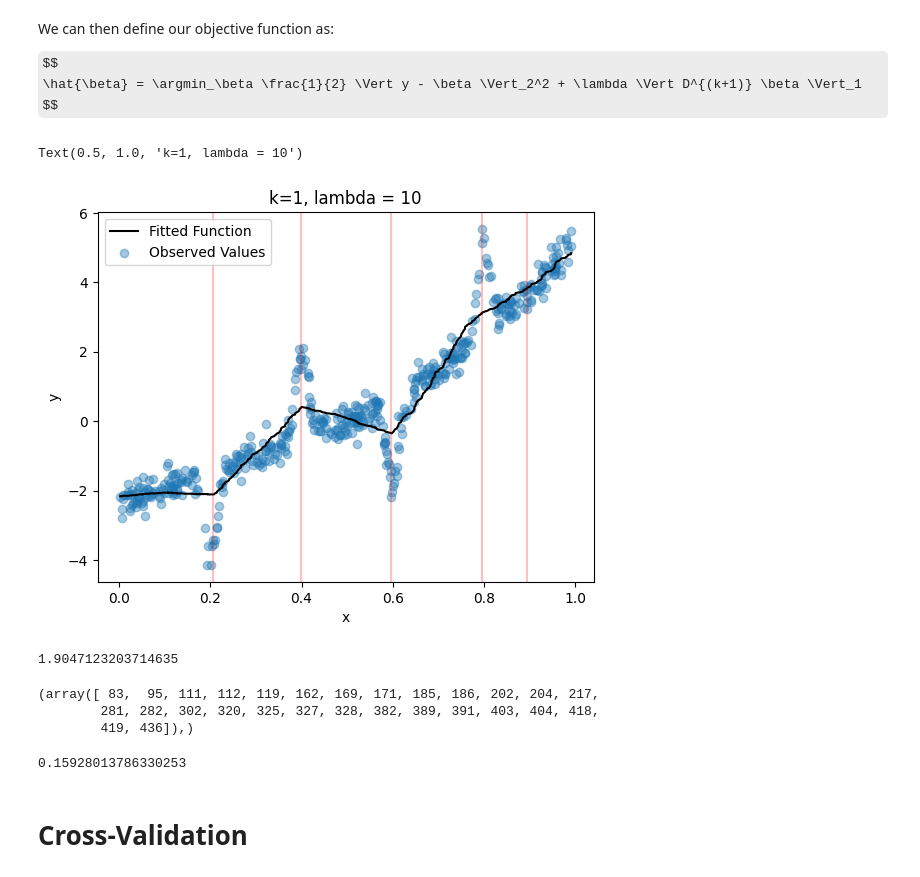
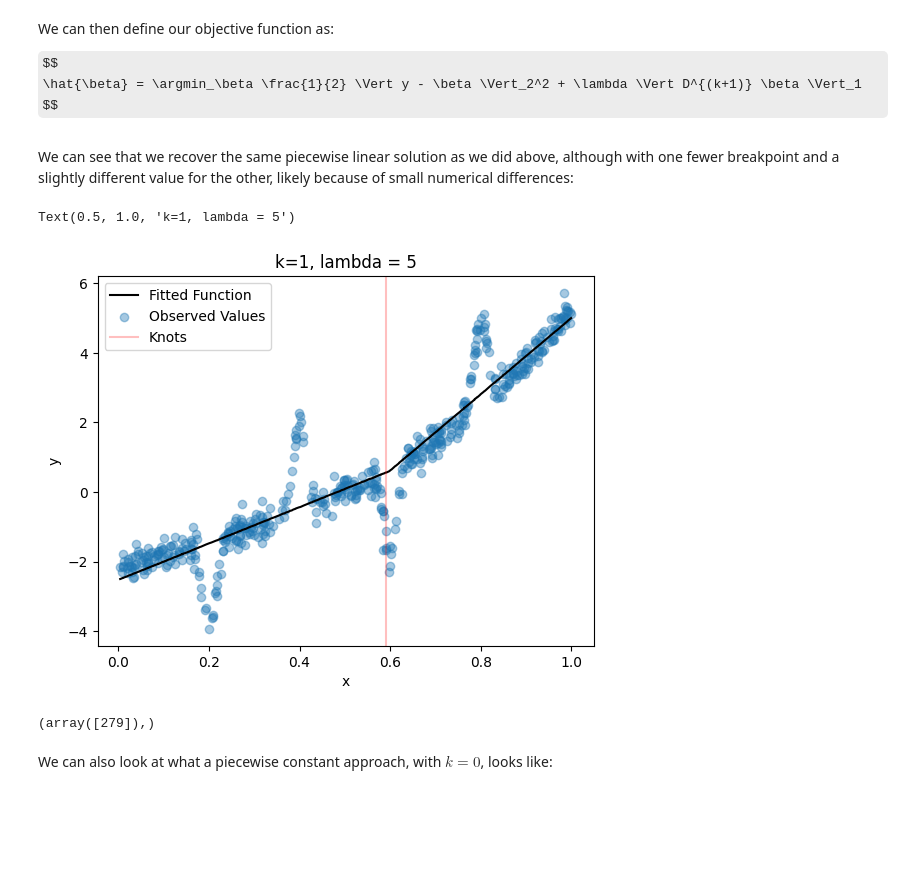
Before and after one commit to eadains/PythonBlogNotebooks, a Jupyter notebook: trend_filtering.ipynb, the cells around one changed output. Drawn from its saved outputs; the diff is of its cells as text; code cells hidden in the pictures; some formulas as TeX source; blank space fills up the shorter version.

```diff
--- a/trend_filtering.ipynb
+++ b/trend_filtering.ipynb
@@ -274,19 +302,25 @@ and so on for higher orders. We can use some clever scipy and numpy operations t
 # %%
-# TODO: Link to cvxpy page for reference to these functions
-k = 1
-n = len(t_i)
-
-ones = np.ones(n)
-if k == 0:
-    D = scipy.sparse.spdiags(np.vstack([-ones, ones]), range(2), m=n - k - 1, n=n)
-elif k == 1:
-    D = scipy.sparse.spdiags(
-        np.vstack([ones, -2 * ones, ones]), range(3), m=n - k - 1, n=n
-    )
-elif k == 2:
-    D = scipy.sparse.spdiags(
-        np.vstack([-ones, 3 * ones, -3 * ones, ones]), range(4), m=n - k - 1, n=n
-    )
+def make_D_matrix(xs: np.ndarray, k: int, uneven: bool):
+    n = xs.shape[0]
+    ones = np.ones(n)
+    if k == 0:
+        return scipy.sparse.spdiags(
+            np.vstack([-ones, ones]), range(2), m=n - k - 1, n=n
+        )
+    else:
+        d_hat_1 = scipy.sparse.spdiags(
+            np.vstack([-ones, ones]), range(2), m=n - k - 1, n=n - k
+        )
+        if uneven:
+            return scipy.sparse.bsr_array(
+                d_hat_1
+                @ np.diag(1 / (t_i[k:] - t_i[:-k]))
+                @ make_D_matrix(xs, k - 1, uneven)
+            )
+        else:
+            return d_hat_1 @ make_D_matrix(xs, k - 1, uneven)
+# %%
+D = make_D_matrix(t_i, k=1, uneven=True)
 # %% [markdown]
 We can then define our objective function as:
 
@@ -294,39 +328,31 @@ $$
 \hat{\beta} = \argmin_\beta \frac{1}{2} \Vert y - \beta \Vert_2^2 + \lambda \Vert D^{(k+1)} \beta \Vert_1
 $$
 # %%
-beta = cp.Variable(n)
+beta = cp.Variable(len(t_i))
 
 objective = cp.Minimize(
-    0.5 * cp.sum_squares(obs_y - beta) + 100 * cp.norm(D @ beta, 1)
+    0.5 * cp.sum_squares(obs_y - beta) + 5 * cp.norm(D @ beta, 1)
 )
 prob = cp.Problem(objective)
 
 results = prob.solve(solver="CLARABEL")
+# %% [markdown]
+We can see that we recover the same piecewise linear solution as we did above, although with one fewer breakpoint and a slightly different value for the other, likely because of small numerical differences:
 # %%
 plt.plot(t_i, beta.value.round(2), color="black")
 plt.scatter(t_i, obs_y, alpha=0.4)
 for i in np.where(np.abs(D @ beta.value).round(2) > 0)[0]:
     plt.axvline(t_i[i], color="red", alpha=0.25)
 plt.xlabel("x")
 plt.ylabel("y")
-plt.legend(["Fitted Function", "Observed Values"])
-plt.title("k=1, lambda = 10")
+plt.legend(["Fitted Function", "Observed Values", "Knots"])
+plt.title("k=1, lambda = 5")
 # %% [output]
-Text(0.5, 1.0, 'k=1, lambda = 10')
+Text(0.5, 1.0, 'k=1, lambda = 5')
-[figure, old version]
+[figure, new version]
-# %%
-np.linalg.norm(D @ beta.value, ord=1)
-# %% [output]
-1.9047123203714635
 # %%
 np.where(np.abs(D @ beta.value).round(2) > 0)
 # %% [output]
-(array([ 83,  95, 111, 112, 119, 162, 169, 171, 185, 186, 202, 204, 217,
-        281, 282, 302, 320, 325, 327, 328, 382, 389, 391, 403, 404, 418,
-        419, 436]),)
+(array([279]),)
-# %%
-t_i[83]
-# %% [output]
-0.15928013786330253
-# %% [markdown]
-# Cross-Validation
+# %% [markdown]
+We can also look at what a piecewise constant approach, with $k=0$, looks like:
```
Also changed, not shown: parts of 45 cells of this notebook.
